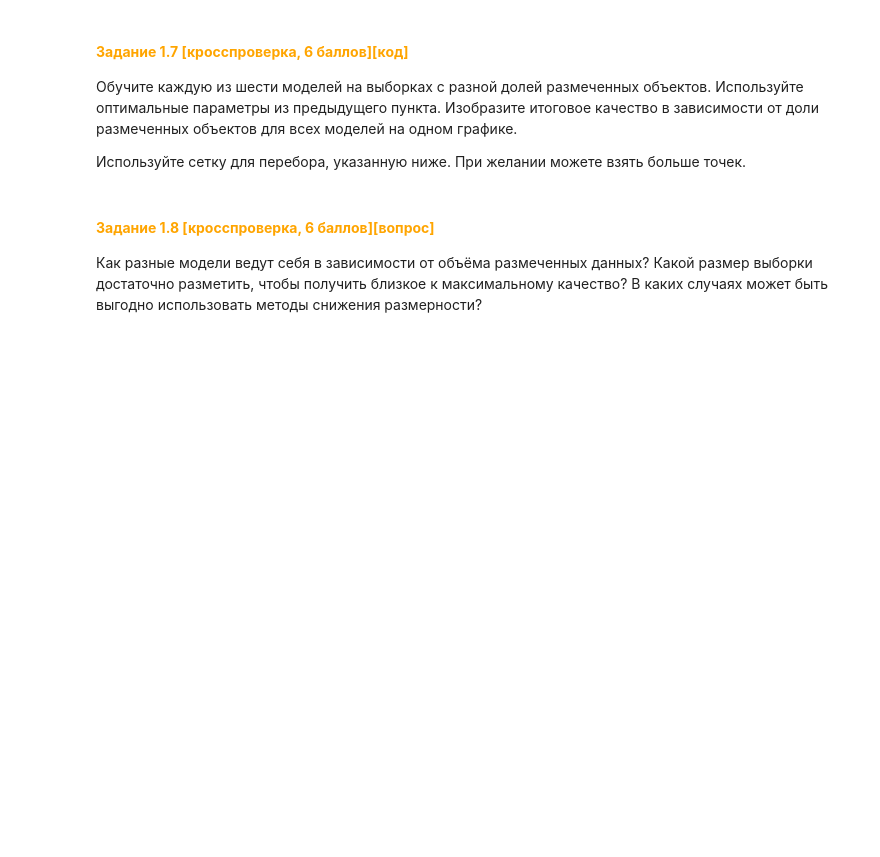
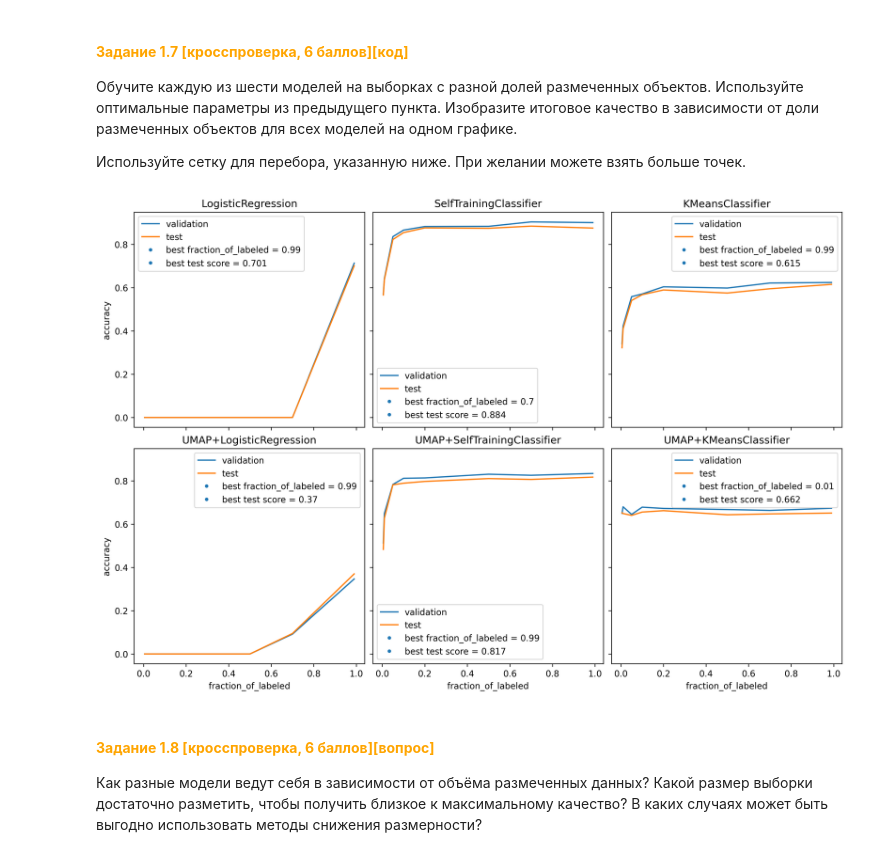
Before and after one commit to Vinaria/ML, a Jupyter notebook: semisupervised learning/SemiSupervised.ipynb, the cells around one changed output. Cells and saved outputs as stored; diff of their text form; code cells hidden in the pictures; blank space fills up the shorter version.

```diff
--- a/semisupervised learning/SemiSupervised.ipynb
+++ b/semisupervised learning/SemiSupervised.ipynb
@@ -478,0 +616,27 @@ fraction_of_labeled = 0.01
+# %%
+n_components_grid = np.arange(1, 110, 15)
+model_grid = ['LogisticRegression', 'SelfTrainingClassifier', 'KMeansClassifier']
+
+umap_total_results = []
+umap_best_params = []
+
+for i, model_name in enumerate(model_grid):
+  if i < 2:
+    param_name = 'C'
+  else:
+    param_name = 'n_clusters'
+  param = best_params[i]
+
+  valid_results = []
+  test_results = []
+
+  for value in tqdm.tqdm(n_components_grid, desc='UMAP+'+model_name):
+    model = MetaSemiSupervisedModel('UMAP', model_name, {'n_components': value}, {param_name: param})
+    model.fit(mnist_data_train, mnist_new_labels_train)
+    valid_prediction = model.predict(mnist_data_valid)
+    test_prediction = model.predict(mnist_data_new_test)
+    valid_results.append(accuracy_score(mnist_labels_valid, valid_prediction))
+    test_results.append(accuracy_score(mnist_labels_new_test, test_prediction))
+
+  umap_total_results.append([valid_results, test_results])
+  umap_best_params.append(n_components_grid[np.argmax(valid_results)])
@@ -495,3 +732,22 @@ fraction_of_labeled_range = [0.005, 0.01, 0.05, 0.1, 0.2, 0.5, 0.7, 0.99]
+# %%
+fig, ax = plt.subplots(2, 3, figsize=(12, 8), layout='constrained', sharey=True, sharex=True)
+
+for i, reducer in enumerate(['', 'UMAP+']):
+  for j, model in enumerate(model_grid):
+    param_name = 'fraction_of_labeled'
+
+    ax[i][j].plot(fraction_of_labeled_range, fraction_results[i*2 + j + i%2][0], label='validation')
+    ax[i][j].plot(fraction_of_labeled_range, fraction_results[i*2 + j + i%2][1], label='test')
+    line1 = Line2D([], [], marker='.', linestyle='None', label=f'best {param_name} = {round(best_fraction[i*2 + j + i%2], 3)}')
+    line2 = Line2D([], [], marker='.', linestyle='None', label=f'best test score = {round(max(fraction_results[i*2 + j + i%2][1]), 3)}')
+    ax[i][j].add_line(line1)
+    ax[i][j].add_line(line2)
+    ax[i][j].set_title(reducer + model)
+    if i == 1: ax[i][j].set_xlabel(param_name)
+    if j == 0: ax[i][j].set_ylabel('accuracy')
+    ax[i][j].legend()
+# %% [output]
+[figure, added]
 # %% [markdown]
 #### <font color='orange'>**Задание 1.8 [кросспроверка, 6 баллов][вопрос]**</font>
 
```
Also changed, not shown: parts of 16 cells of this notebook.
